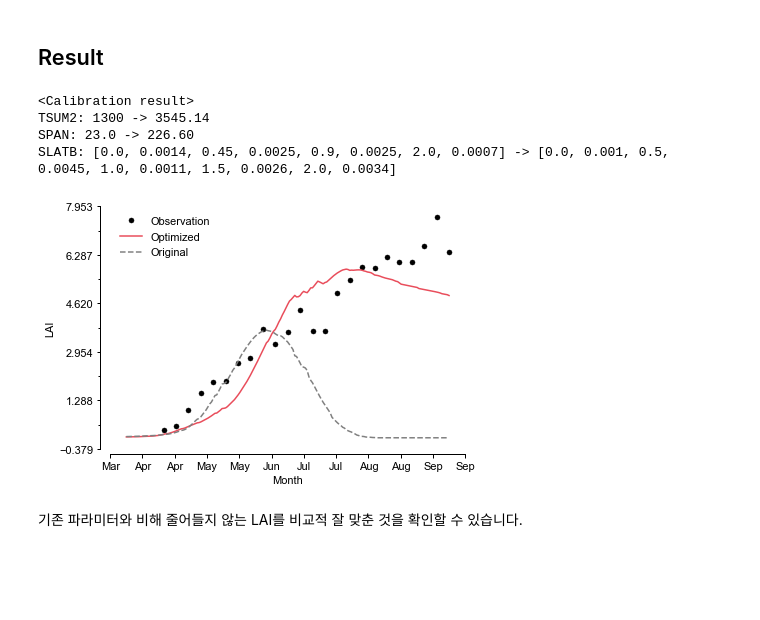
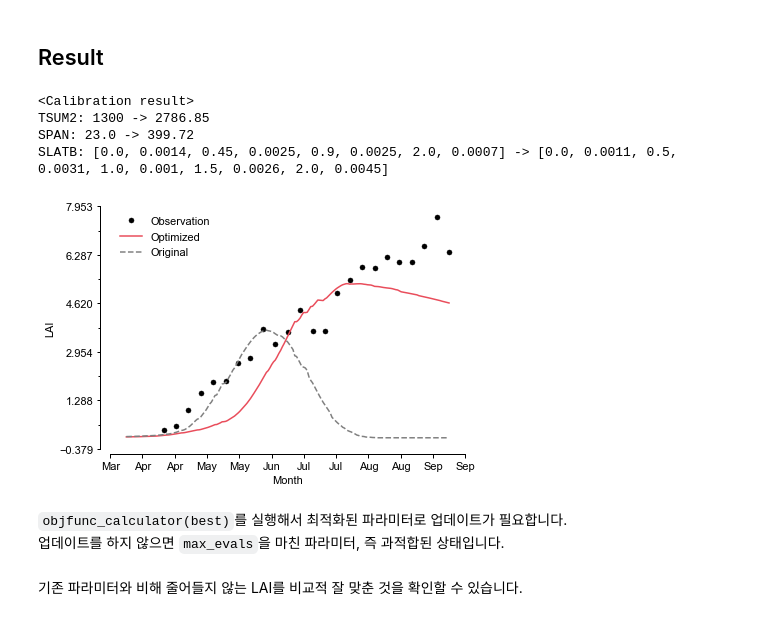
Before and after one commit to ataraxno/pcse_calibration, a Jupyter notebook: 02_one_target_opt.ipynb, the cells around one changed output. Drawn from its saved outputs; the diff is of its cells as text; code cells hidden in the pictures; blank space fills up the shorter version.

```diff
--- a/02_one_target_opt.ipynb
+++ b/02_one_target_opt.ipynb
@@ -166,2 +161,6 @@ params_range_tb = [[0.001, 0.005, 5]] # [min, max, repeat]
+# %%
+target_params = {'TSUM2':[2000, 4000], 'SPAN':[100, 400],
+                 'SLATB':[0.001, 0.005, 5, [0, 2]]} # [min, max, repeat, [x_min, x_max]]
+target_obj = target_output.columns
 # %% [markdown]
 하나의 값을 갖는 파라미터 외에 테이블(행렬) 형태로 입력되는 파라미터 -TB가 있습니다. <br>
@@ -204,11 +207,11 @@ origin_value
 ## HyperOpt preparation
 # %%
 space = {}
-for p, r, in zip([_ for _ in target_params if not _.endswith('TB')], params_range):
-    space[p] = hp.uniform(p, r[0], r[1])
-for p, r, in zip([_ for _ in target_params if _.endswith('TB')], params_range_tb):
-    for i in range(r[2]):
-        space[f'{p}_{i}'] = hp.uniform(f'{p}_{i}', r[0], r[1])
+for k in [_ for _ in target_params if not _.endswith('TB')]:
+    space[k] = hp.uniform(k, target_params[k][0], target_params[k][1])
+for k in [_ for _ in target_params if _.endswith('TB')]:
+    for i in range(target_params[k][2]):
+        space[f'{k}_{i}'] = hp.uniform(f'{k}_{i}', target_params[k][0], target_params[k][1])
 # %% [markdown]
 HyperOpt를 사용하기 위해 목표 파라미터들의 공간을 정의합니다.
 # %% [markdown]
@@ -225,41 +228,44 @@ for k in target_params:
     if not k.endswith('TB'):
         print(f'{k}: {origin_value[k]} -> {best[k]:.2f}')
     else:
-        TARGET = [x for x in best.keys() if x.startswith(k)]
         temp_list = []
-        for v1, v2 in zip(np.linspace(0.0, 2.0, len(TARGET)), [best[_] for _ in TARGET]):
+        for v1, v2 in zip(np.linspace(target_params[k][-1][0], target_params[k][-1][1], target_params[k][2]),
+                          [_ for _ in best if _.startswith(k)]):
             temp_list.append(v1)
-            temp_list.append(v2)
+            temp_list.append(best[v2])
         print(f'{k}: {origin_value[k]} -> {[np.round(_, 4) for _ in temp_list]}')
 # %% [output]
 <Calibration result>
-TSUM2: 1300 -> 3545.14
-SPAN: 23.0 -> 226.60
-SLATB: [0.0, 0.0014, 0.45, 0.0025, 0.9, 0.0025, 2.0, 0.0007] -> [0.0, 0.001, 0.5, 0.0045, 1.0, 0.0011, 1.5, 0.0026, 2.0, 0.0034]
+TSUM2: 1300 -> 2786.85
+SPAN: 23.0 -> 399.72
+SLATB: [0.0, 0.0014, 0.45, 0.0025, 0.9, 0.0025, 2.0, 0.0007] -> [0.0, 0.0011, 0.5, 0.0031, 1.0, 0.001, 1.5, 0.0026, 2.0, 0.0045]
 # %%
 fig = plt.figure(figsize=((8/2.54*2), (6/2.54*1.8)))
 ax = plt.subplot()
 ax.spines['right'].set_visible(False)
 ax.spines['left'].set_position(('outward', 10))
 ax.spines['bottom'].set_position(('outward', 5))
 
 ax.plot(target_output.index, target_output.LAI, 'o', ms=5, mew=0.5, mec='k', c='k', label="Observation")
 _ = objfunc_calculator(best)
-ax.plot(objfunc_calculator.df_sim.index, objfunc_calculator.df_sim.LAI, c=cmap[0], label="Optimized")
-_ = objfunc_calculator(origin_value)
-ax.plot(objfunc_calculator.df_sim.index, objfunc_calculator.df_sim.LAI, "--", c='gray', label="Original")
+ax.plot(objfunc_calculator.sim.index, objfunc_calculator.sim.LAI, c=cmap[0], label="Optimized")
+_ = objfunc_calculator(origin_value, is_train=False)
+ax.plot(objfunc_calculator.sim.index, objfunc_calculator.sim.LAI, "--", c='gray', label="Original")
 
 ax.xaxis.set_major_formatter(mdates.DateFormatter('%b'))
 ax.xaxis.set_major_locator(LinearLocator(12))
 ax.yaxis.set_major_locator(LinearLocator(6))
 ax.yaxis.set_minor_locator(LinearLocator(11))
 ax.set_xlabel('Month')
 ax.set_ylabel('LAI')
 
 ax.legend(frameon=False, loc=0)
 fig.tight_layout()
 plt.show()
 # %% [output]
-[figure, old version]
+[figure, new version]
+# %% [markdown]
+`objfunc_calculator(best)`를 실행해서 최적화된 파라미터로 업데이트가 필요합니다. <br>
+업데이트를 하지 않으면 `max_evals`을 마친 파라미터, 즉 과적합된 상태입니다.
 # %% [markdown]
 기존 파라미터와 비해 줄어들지 않는 LAI를 비교적 잘 맞춘 것을 확인할 수 있습니다.
```
Also changed, not shown: parts of 5 cells of this notebook, 4 other files.
